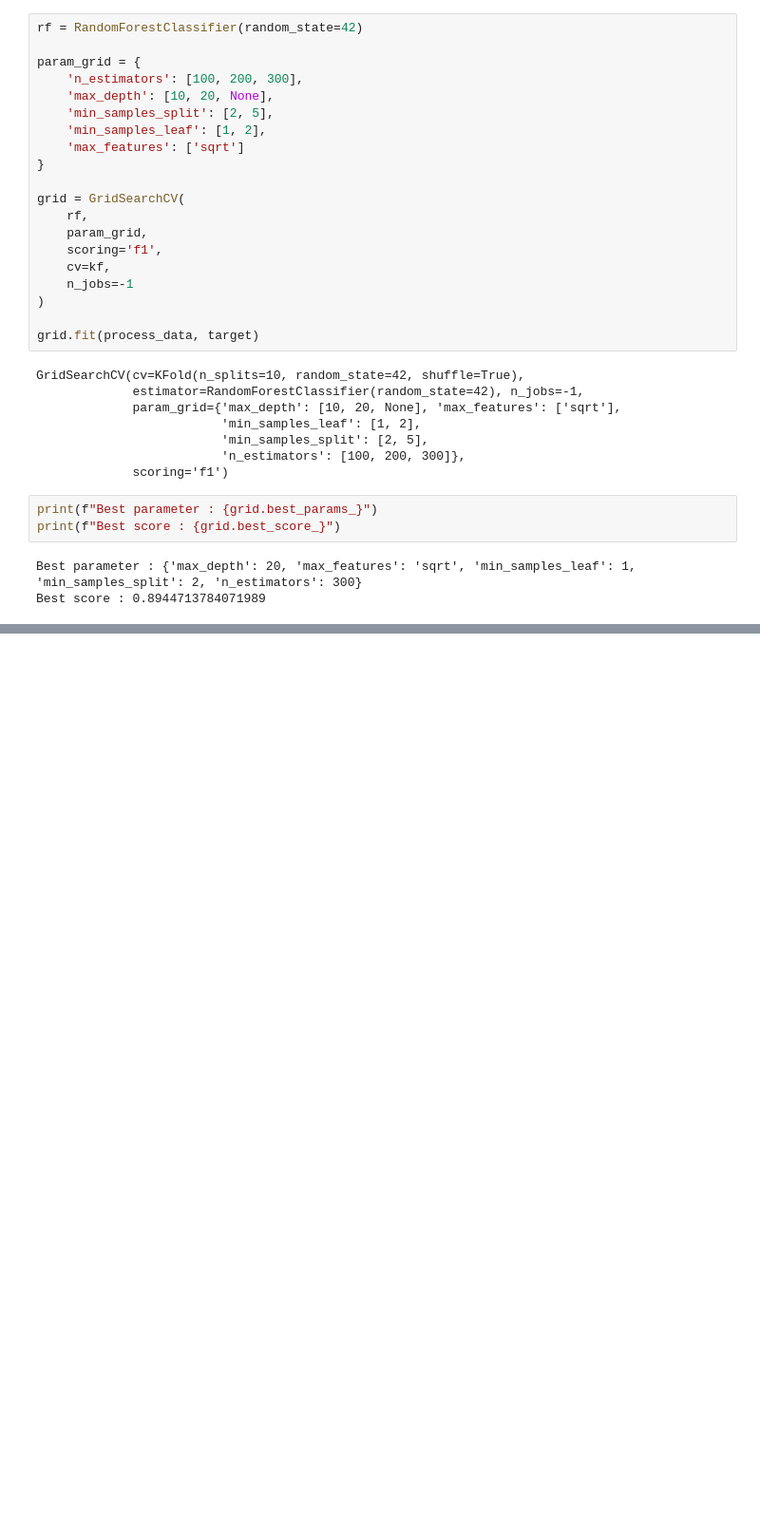
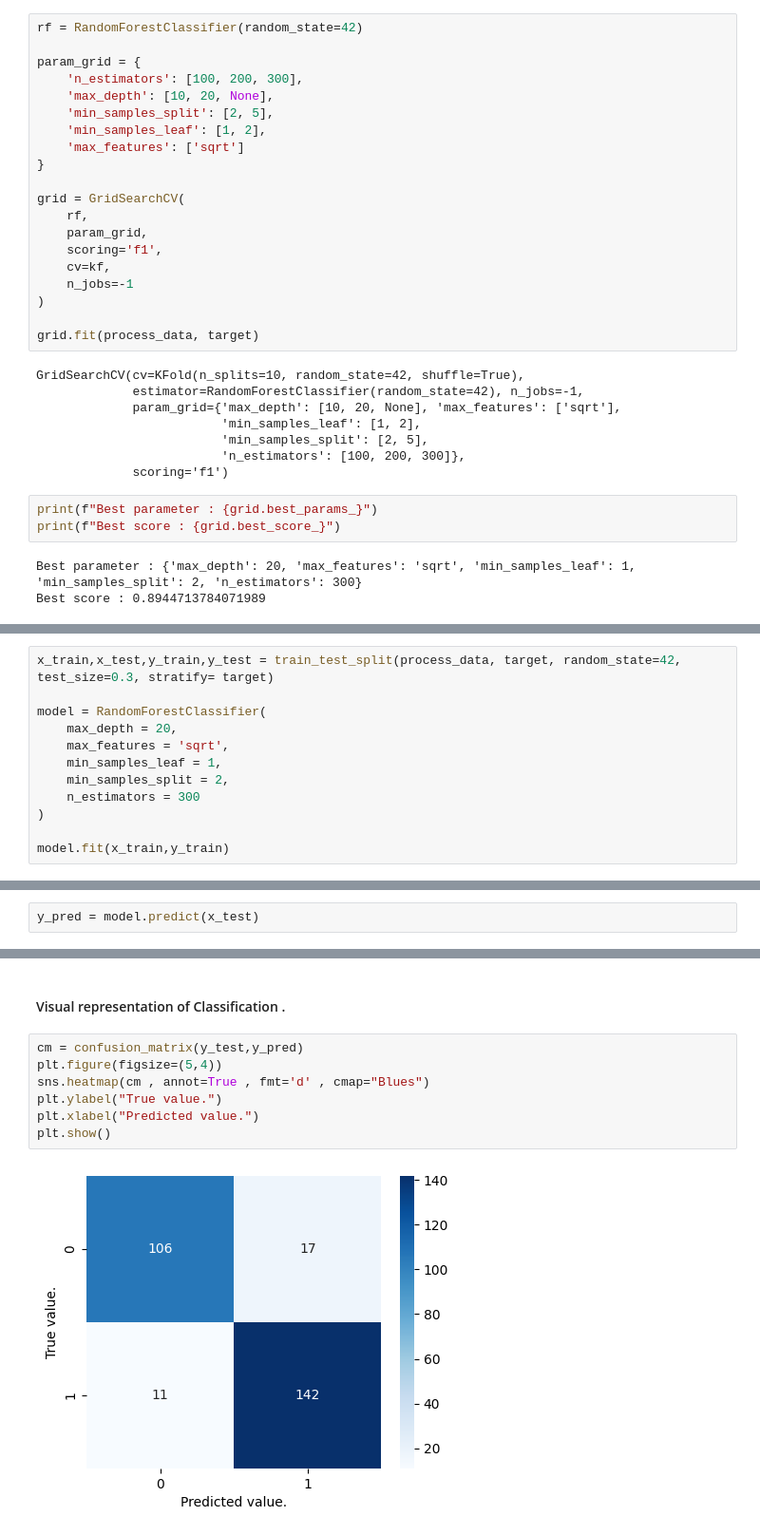
Before and after one commit to Abhi-prajapat-i/Machine-Learning, a Jupyter notebook: heart_disease.ipynb, the cells around one changed output, grey strips where cells are left out. Shown at 95% size. Cells and saved outputs as stored; diff of their text form; blank space fills up the shorter version.

Commit message:
Train a model.

```diff
--- a/heart_disease.ipynb
+++ b/heart_disease.ipynb
@@ -471,0 +475,12 @@ Best score : 0.8944713784071989
+# %%
+x_train,x_test,y_train,y_test = train_test_split(process_data, target, random_state=42, test_size=0.3, stratify= target)
+
+model = RandomForestClassifier(
+    max_depth = 20,
+    max_features = 'sqrt',
+    min_samples_leaf = 1,
+    min_samples_split = 2,
+    n_estimators = 300
+)
+
+model.fit(x_train,y_train)
@@ -471,0 +493,2 @@ Best score : 0.8944713784071989
+# %%
+y_pred = model.predict(x_test)
@@ -471,0 +509,11 @@ Best score : 0.8944713784071989
+# %% [markdown]
+#### Visual representation of Classification .
+# %%
+cm = confusion_matrix(y_test,y_pred)
+plt.figure(figsize=(5,4))
+sns.heatmap(cm , annot=True , fmt='d' , cmap="Blues")
+plt.ylabel("True value.")
+plt.xlabel("Predicted value.")
+plt.show()
+# %% [output]
+[figure, added]
```
Also changed, not shown: parts of 8 cells of this notebook.
